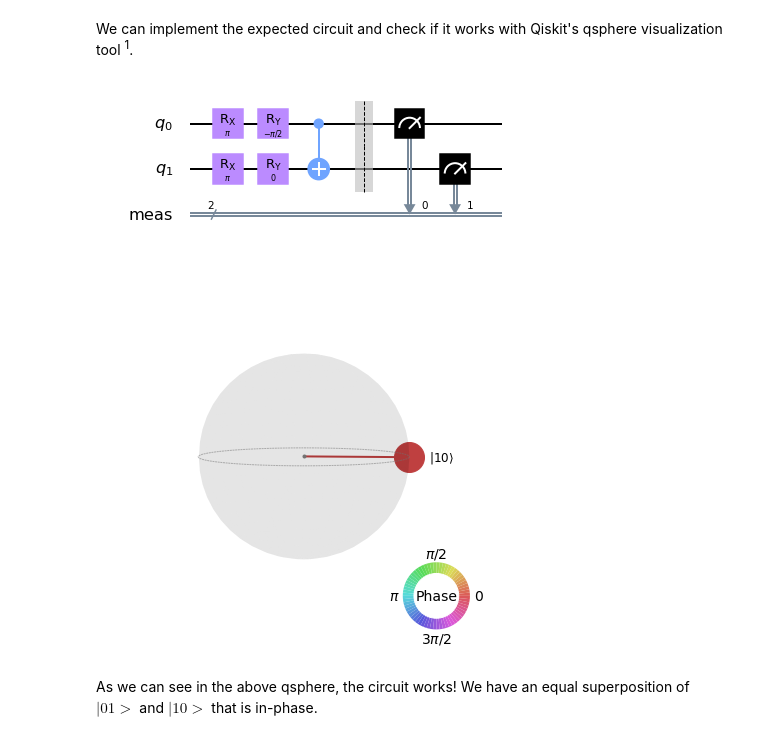
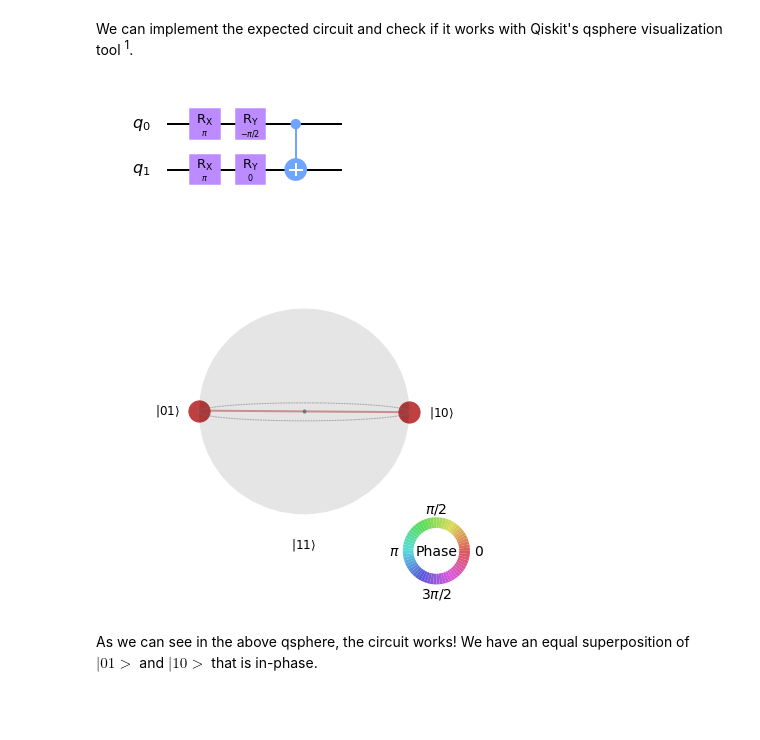
Before and after one commit to harshitgarg22/qosf-screening, a Jupyter notebook: task_2/task_2.ipynb, the cells around one changed output. Cells and saved outputs as stored; diff of their text form; code cells hidden in the pictures; blank space fills up the shorter version.

```diff
--- a/task_2/task_2.ipynb
+++ b/task_2/task_2.ipynb
@@ -69,16 +69,16 @@ def base_circuit(q0_thetas, q1_thetas):
 # %% [markdown]
 We can implement the expected circuit and check if it works with Qiskit's qsphere visualization tool <sup>1</sup>.
 # %%
-qc = base_circuit([pi, -pi/2], [pi, 0])
+qc = base_circuit_without_measure([pi, -pi/2], [pi, 0])
 qc.draw('mpl')
 # %% [output]
-[figure, old version]
+[figure, new version]
 # %%
 backend = Aer.get_backend('statevector_simulator')
 result = execute(qc, backend=backend).result()
 plot_state_qsphere(result.get_statevector(qc))
 # %% [output]
-[figure, old version]
+[figure, new version]
 # %% [markdown]
 As we can see in the above qsphere, the circuit works! We have an equal superposition of $|01>$ and $|10>$ that is in-phase.
 # %% [markdown]
```
